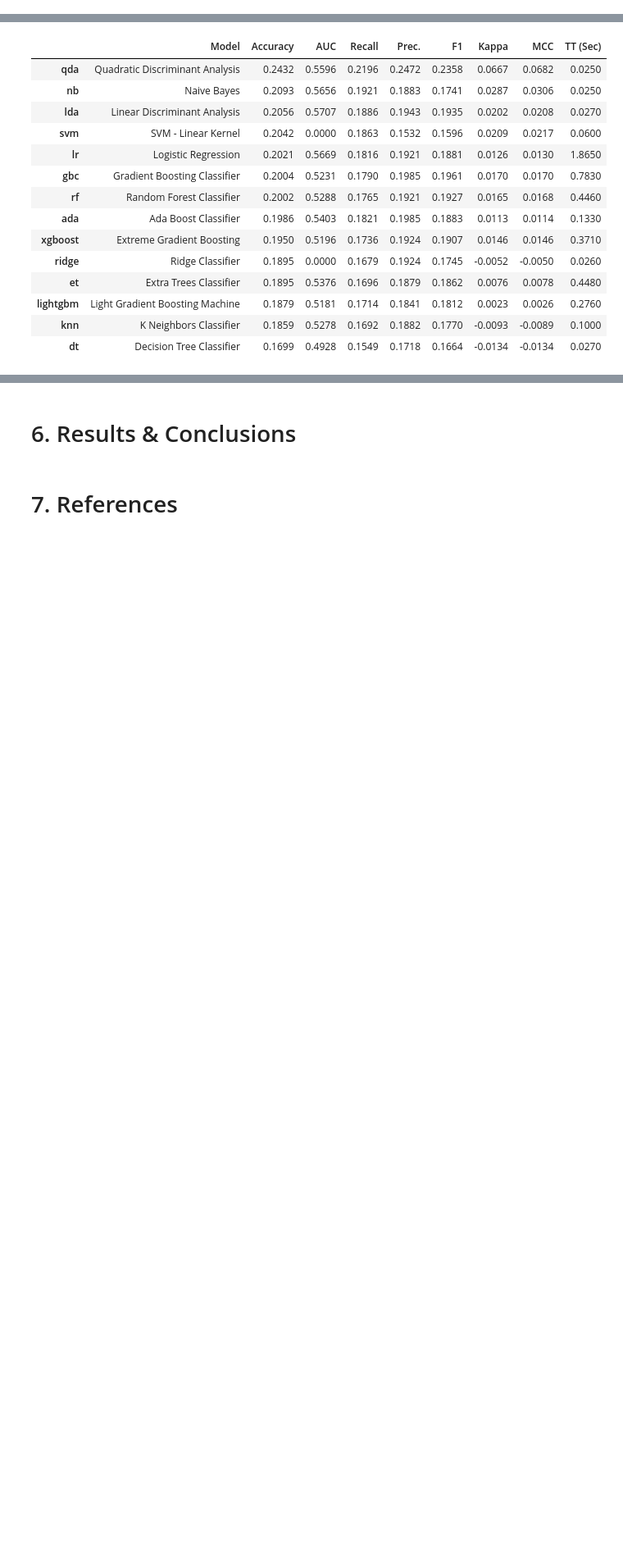
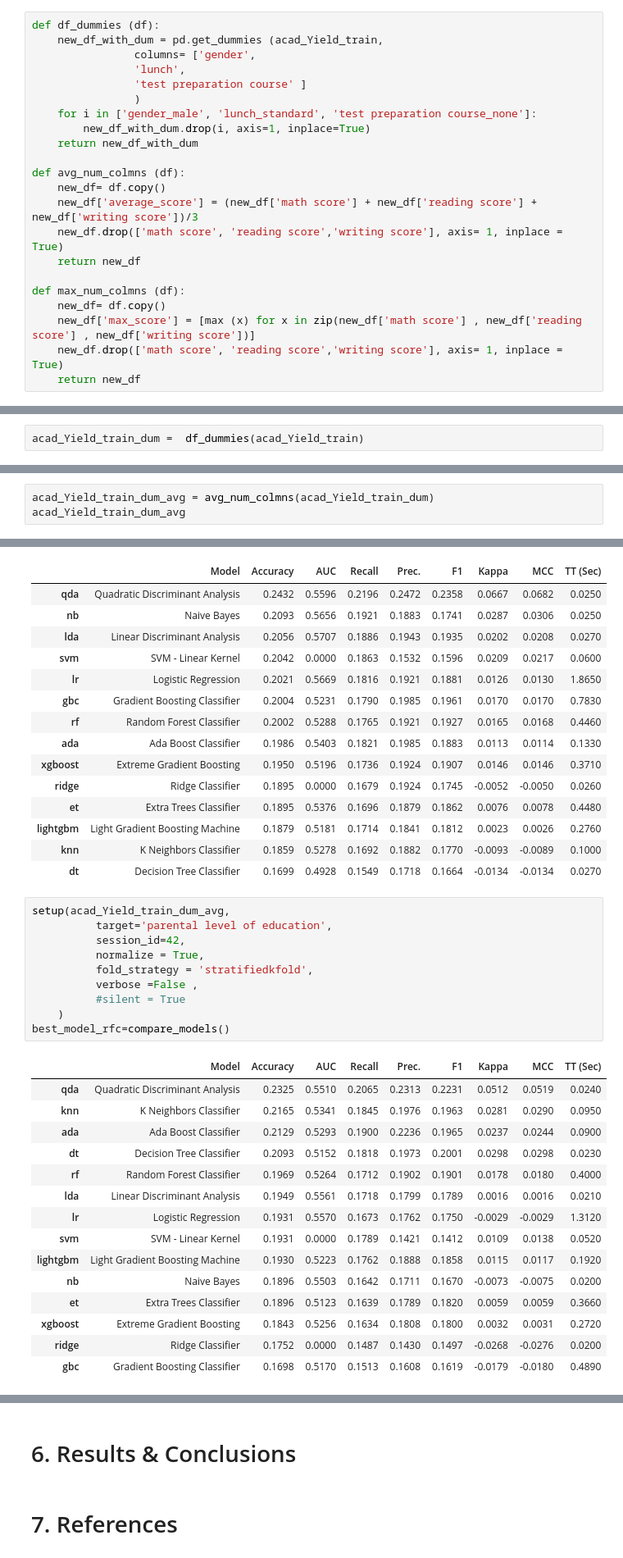
Before and after one commit to MarkusHumetus/-Hackathon_Talent_Squad_III_DS, a Jupyter notebook: main_Notebook.ipynb, the cells around one changed output, grey strips where cells are left out. Shown at 82% size. Cells and saved outputs as stored; diff of their text form; blank space fills up the shorter version.

Commit message:
proves canviant dataframe

```diff
--- a/main_Notebook.ipynb
+++ b/main_Notebook.ipynb
@@ -174,3 +174,25 @@ comparison_report.show_notebook( w=None,
 # %% [output]
 [interactive output not drawn]
 Report 'C:\Users\march\000 Treball Ju`yter 000\Hackathons\\-Hackathon_Talent_Squad_III_DS\test_vs_train_EDA.html' was saved to storage.
+# %%
+def df_dummies (df):
+    new_df_with_dum = pd.get_dummies (acad_Yield_train,
+                columns= ['gender',
+                'lunch',
+                'test preparation course' ]
+                )
+    for i in ['gender_male', 'lunch_standard', 'test preparation course_none']:
+        new_df_with_dum.drop(i, axis=1, inplace=True)
+    return new_df_with_dum
+
+def avg_num_colmns (df):
+    new_df= df.copy()
+    new_df['average_score'] = (new_df['math score'] + new_df['reading score'] + new_df['writing score'])/3
+    new_df.drop(['math score', 'reading score','writing score'], axis= 1, inplace = True)
+    return new_df
+
+def max_num_colmns (df):
+    new_df= df.copy()
+    new_df['max_score'] = [max (x) for x in zip(new_df['math score'] , new_df['reading score'] , new_df['writing score'])]
+    new_df.drop(['math score', 'reading score','writing score'], axis= 1, inplace = True)
+    return new_df
@@ -176,0 +206,2 @@ Report 'C:\Users\march\000 Treball Ju`yter 000\Hackathons\\-Hackathon_Talent_Squ
+# %%
+acad_Yield_train_dum =  df_dummies(acad_Yield_train)
@@ -176,0 +225,3 @@ Report 'C:\Users\march\000 Treball Ju`yter 000\Hackathons\\-Hackathon_Talent_Squ
+# %%
+acad_Yield_train_dum_avg = avg_num_colmns(acad_Yield_train_dum)
+acad_Yield_train_dum_avg
@@ -204,3 +333,29 @@ best_model_rfc=compare_models()
 | lightgbm | Light Gradient Boosting Machine | 0.1879 | 0.5181 | 0.1714 | 0.1841 | 0.1812 | 0.0023 | 0.0026 | 0.2760 |
 | knn | K Neighbors Classifier | 0.1859 | 0.5278 | 0.1692 | 0.1882 | 0.1770 | -0.0093 | -0.0089 | 0.1000 |
 | dt | Decision Tree Classifier | 0.1699 | 0.4928 | 0.1549 | 0.1718 | 0.1664 | -0.0134 | -0.0134 | 0.0270 |
+# %%
+setup(acad_Yield_train_dum_avg,
+          target='parental level of education',
+          session_id=42,
+          normalize = True,
+          fold_strategy = 'stratifiedkfold',
+          verbose =False ,
+          #silent = True
+    )
+best_model_rfc=compare_models()
+# %% [output]
+|  | Model | Accuracy | AUC | Recall | Prec. | F1 | Kappa | MCC | TT (Sec) |
+| qda | Quadratic Discriminant Analysis | 0.2325 | 0.5510 | 0.2065 | 0.2313 | 0.2231 | 0.0512 | 0.0519 | 0.0240 |
+| knn | K Neighbors Classifier | 0.2165 | 0.5341 | 0.1845 | 0.1976 | 0.1963 | 0.0281 | 0.0290 | 0.0950 |
+| ada | Ada Boost Classifier | 0.2129 | 0.5293 | 0.1900 | 0.2236 | 0.1965 | 0.0237 | 0.0244 | 0.0900 |
+| dt | Decision Tree Classifier | 0.2093 | 0.5152 | 0.1818 | 0.1973 | 0.2001 | 0.0298 | 0.0298 | 0.0230 |
+| rf | Random Forest Classifier | 0.1969 | 0.5264 | 0.1712 | 0.1902 | 0.1901 | 0.0178 | 0.0180 | 0.4000 |
+| lda | Linear Discriminant Analysis | 0.1949 | 0.5561 | 0.1718 | 0.1799 | 0.1789 | 0.0016 | 0.0016 | 0.0210 |
+| lr | Logistic Regression | 0.1931 | 0.5570 | 0.1673 | 0.1762 | 0.1750 | -0.0029 | -0.0029 | 1.3120 |
+| svm | SVM - Linear Kernel | 0.1931 | 0.0000 | 0.1789 | 0.1421 | 0.1412 | 0.0109 | 0.0138 | 0.0520 |
+| lightgbm | Light Gradient Boosting Machine | 0.1930 | 0.5223 | 0.1762 | 0.1888 | 0.1858 | 0.0115 | 0.0117 | 0.1920 |
+| nb | Naive Bayes | 0.1896 | 0.5503 | 0.1642 | 0.1711 | 0.1670 | -0.0073 | -0.0075 | 0.0200 |
+| et | Extra Trees Classifier | 0.1896 | 0.5123 | 0.1639 | 0.1789 | 0.1820 | 0.0059 | 0.0059 | 0.3660 |
+| xgboost | Extreme Gradient Boosting | 0.1843 | 0.5256 | 0.1634 | 0.1808 | 0.1800 | 0.0032 | 0.0031 | 0.2720 |
+| ridge | Ridge Classifier | 0.1752 | 0.0000 | 0.1487 | 0.1430 | 0.1497 | -0.0268 | -0.0276 | 0.0200 |
+| gbc | Gradient Boosting Classifier | 0.1698 | 0.5170 | 0.1513 | 0.1608 | 0.1619 | -0.0179 | -0.0180 | 0.4890 |
```
Also changed, not shown: parts of 14 cells of this notebook, 3 other files.
